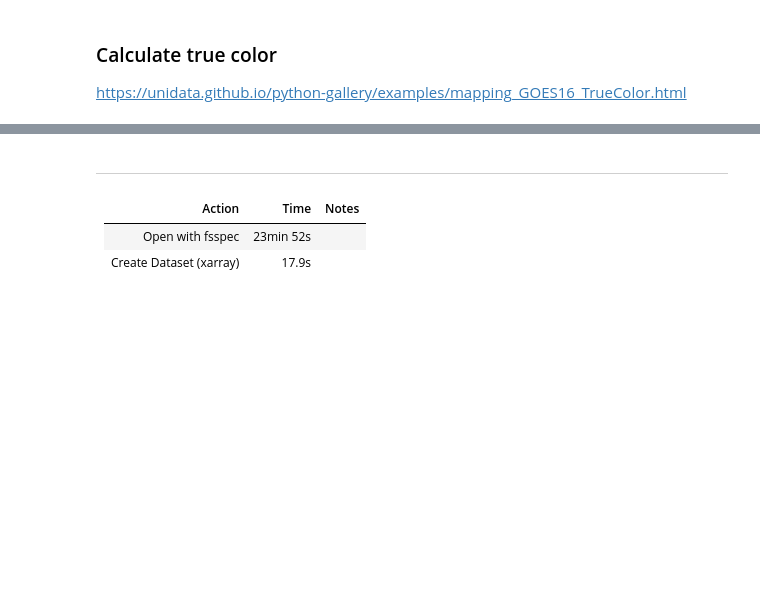
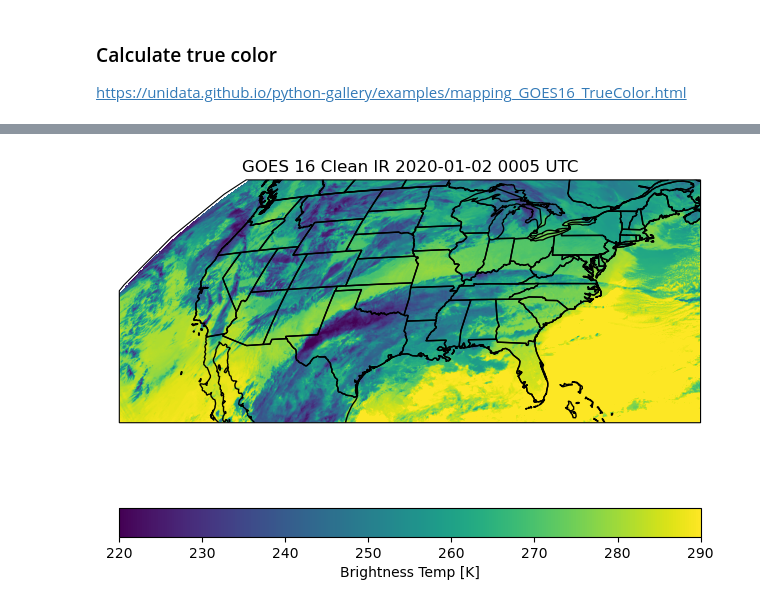
Before and after one commit to lsterzinger/cloud-optimized-satellite-data-tests, a Jupyter notebook: goes-16/ReferenceMaker/02-read_jsons.ipynb, the cells around one changed output, grey strips where cells are left out. Saved outputs shown, nothing was run; the diff lists cells and outputs as text; code cells hidden in the pictures; blank space fills up the shorter version.

Commit message:
Successful animation

```diff
--- a/goes-16/ReferenceMaker/02-read_jsons.ipynb
+++ b/goes-16/ReferenceMaker/02-read_jsons.ipynb
@@ -60,0 +41,7 @@ Wall time: 14.6 s
+# %%
+%%time
+fs = fsspec.filesystem('reference', fo='combined.json', remote_protocol='az', remote_options={'account_name':'goeseuwest'}, simple_templates=True)
+
+m = fs.get_mapper("")
+
+ds = xr.open_dataset(m, engine='zarr', chunks='auto')
@@ -60,0 +108,2 @@ Wall time: 14.6 s
+# %%
+ds = calc_latlon(ds)
@@ -60,0 +120,4 @@ Wall time: 14.6 s
+# %%
+%%time
+subset = ds.sel(x=slice(x1, x2), y=slice(y2,y1))
+subset
@@ -113,6 +146,0 @@ plt.show()
-# %% [markdown]
-***
-| Action | Time | Notes|
-|  ----  |  --- |  --- |
-| Open with fsspec | 23min 52s |  |
-| Create Dataset (xarray) | 17.9s |  |
@@ -121 +147,44 @@ from IPython.display import HTML
+# %%
+nt = len(subset.t)
+
+from matplotlib.animation import FuncAnimation
+
+fig = plt.figure(figsize=(7.5,7.5), dpi=100)
+
+dummy_channel = subset.metpy.parse_cf('CMI_C01')
+x = dummy_channel.x; y = dummy_channel.y
+ax = fig.add_subplot(111, projection = dummy_channel.metpy.cartopy_crs)
+
+p = ax.imshow(subset.CMI_C13.isel(t=0), origin='upper', extent=(x.min(), x.max(), y.min(), y.max()),
+         vmin=220, vmax=290)
+ax.coastlines()
+ax.add_feature(ccrs.cartopy.feature.BORDERS)
+ax.add_feature(ccrs.cartopy.feature.STATES)
+
+ts = pd.to_datetime(str(subset.t[0].values)).strftime("%Y-%m-%d %H%M UTC")
+ax.set_title(f"GOES 16 Clean IR {ts}")
+plt.colorbar(p, orientation='horizontal', label='Brightness Temp [K]', ax=ax)
+
+
+def update_anim(i):
+    ts = pd.to_datetime(str(subset.t[i].values)).strftime("%Y-%m-%d %H%M UTC")
+
+    ax.clear()
+
+    p = ax.imshow(subset.CMI_C13.isel(t=i), origin='upper', extent=(x.min(), x.max(), y.min(), y.max()),
+                 vmin=220, vmax=290)
+    ax.set_title(f"GOES 16 Clean IR {ts}")
+    ax.coastlines()
+    ax.add_feature(ccrs.cartopy.feature.BORDERS)
+    ax.add_feature(ccrs.cartopy.feature.STATES)
+#     plt.colorbar(p, orientation='horizontal', label='Brightness Temperature [K]', ax=ax)
+
+
+    return p
+
+# update_anim(1)
+animator = FuncAnimation(fig, update_anim, frames=nt, interval=50)
+# plt.show()
+# %% [output]
+[figure, added]
 # %%
```
Also changed, not shown: parts of 18 cells of this notebook.
